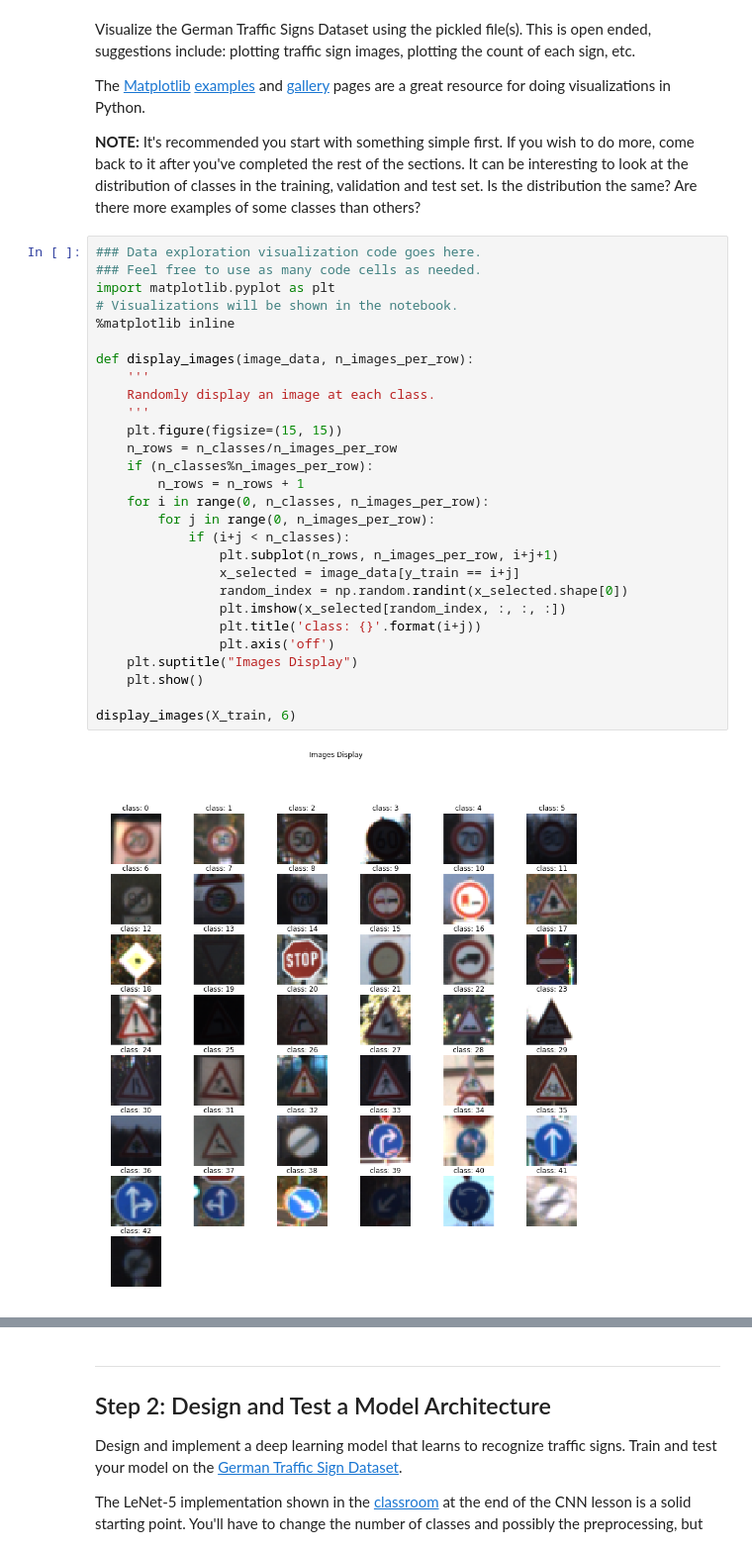
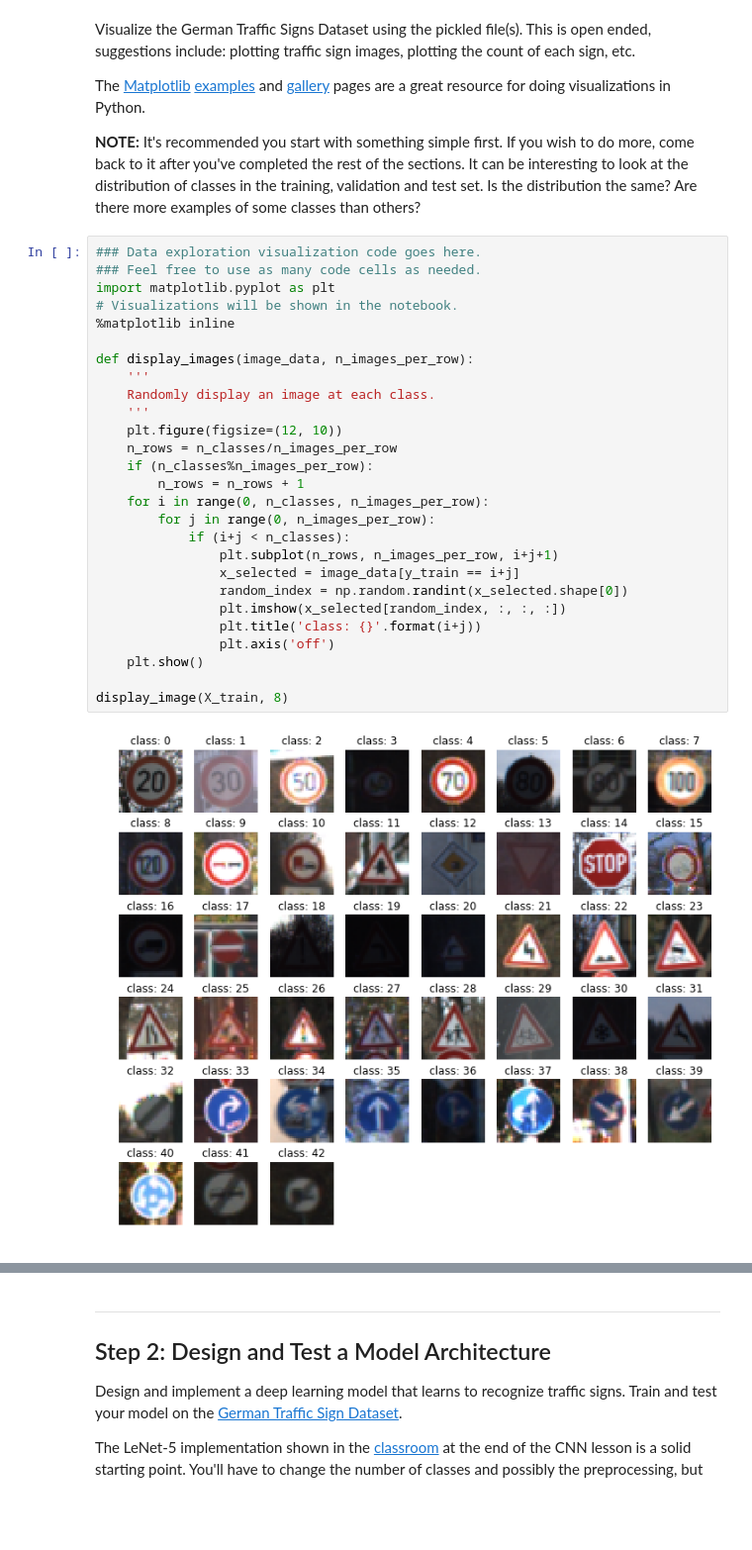
Before and after one commit to peiciwu/CarND-Traffic-Sign-Classifier-Project, a Jupyter notebook: Traffic_Sign_Classifier.ipynb, the cells around one changed output, grey strips where cells are left out. Shown at 99% size. Drawn from its saved outputs; the diff is of its cells as text; blank space fills up the shorter version.

```diff
--- a/Traffic_Sign_Classifier.ipynb
+++ b/Traffic_Sign_Classifier.ipynb
@@ -94,30 +94,29 @@ The [Matplotlib](http://matplotlib.org/) [examples](http://matplotlib.org/exampl
 # %%
 ### Data exploration visualization code goes here.
 ### Feel free to use as many code cells as needed.
 import matplotlib.pyplot as plt
 # Visualizations will be shown in the notebook.
 %matplotlib inline
 
 def display_images(image_data, n_images_per_row):
     '''
     Randomly display an image at each class.
     '''
-    plt.figure(figsize=(15, 15))
+    plt.figure(figsize=(12, 10))
     n_rows = n_classes/n_images_per_row
     if (n_classes%n_images_per_row):
         n_rows = n_rows + 1
     for i in range(0, n_classes, n_images_per_row):
         for j in range(0, n_images_per_row):
             if (i+j < n_classes):
                 plt.subplot(n_rows, n_images_per_row, i+j+1)
                 x_selected = image_data[y_train == i+j]
                 random_index = np.random.randint(x_selected.shape[0])
                 plt.imshow(x_selected[random_index, :, :, :])
                 plt.title('class: {}'.format(i+j))
                 plt.axis('off')
-    plt.suptitle("Images Display")
     plt.show()
 
-display_images(X_train, 6)
+display_image(X_train, 8)
 # %% [output]
-[figure, old version]
+[figure, new version]
```
Also changed, not shown: parts of 16 cells of this notebook, 3 other files.
